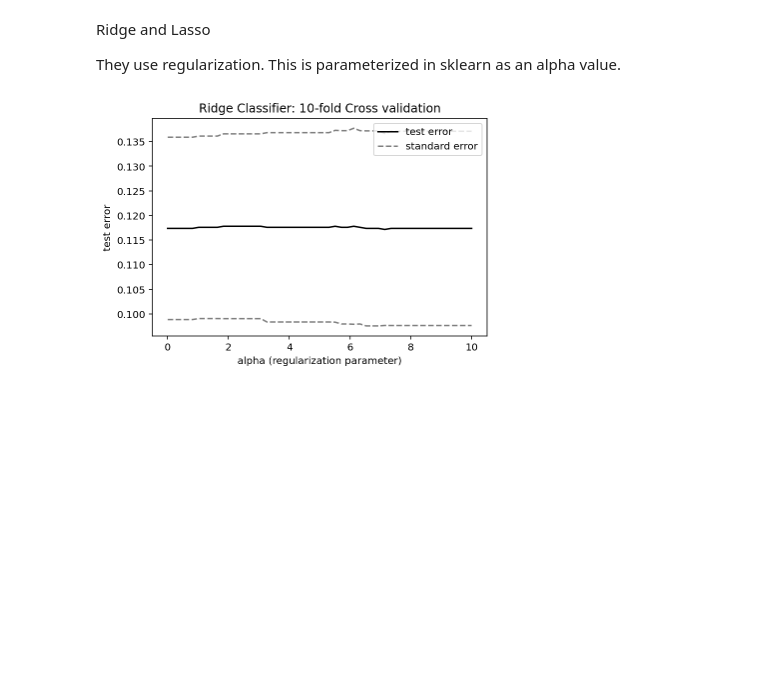
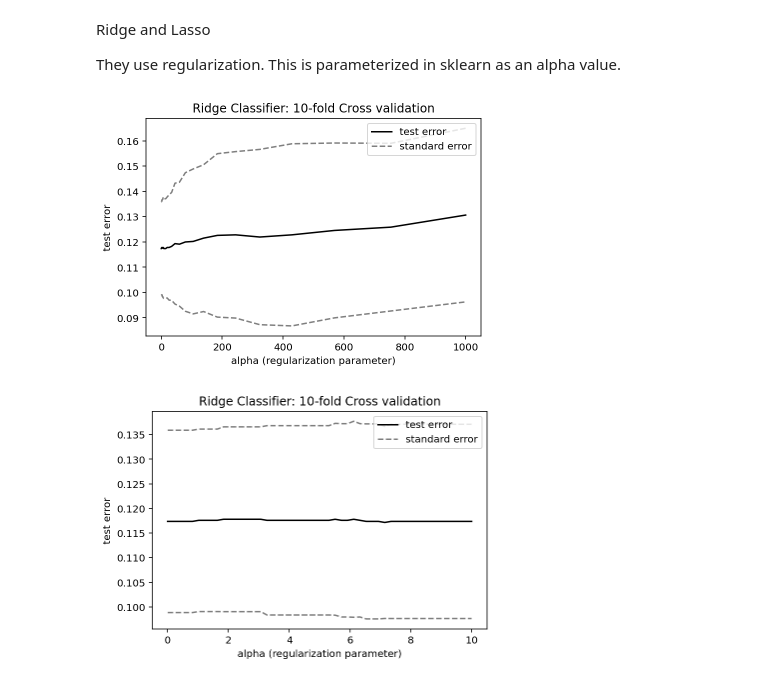
Before and after one commit to aberke/mit-stats-15.077, a Jupyter notebook: pset-5/pset5.ipynb, the cells around one changed output. Saved outputs shown, nothing was run; the diff lists cells and outputs as text; code cells hidden in the pictures; blank space fills up the shorter version.

Commit message:
log spaced regularization parameter in pset5

```diff
--- a/pset-5/pset5.ipynb
+++ b/pset-5/pset5.ipynb
@@ -271,6 +271,34 @@ Ridge and Lasso
 They use regularization. This is parameterized in sklearn as an alpha value.
 # %%
 alphas_lin = np.linspace(0, 10, num=50)
+alphas_log = np.logspace(-3, 3)
+# alphas_log
+# %%
+# Ridge regression with log spaced alphas
+ridge_results = [] # contains tuples: (test error - std, test error, test error + std) corresponding to alphas
+min_err = 1
+min_alpha = 0
+for i, alpha in enumerate(alphas_log):
+    ridge_clf = linear_model.RidgeClassifier(alpha=alpha)
+    results = cross_validate(ridge_clf, X, y, cv=10)
+    ridge_test_error = cv_test_error(1 - results['test_score'])
+    ridge_std = cv_standard_error(1 - results['test_score'])
+    if ridge_test_error + ridge_std < min_err:
+        min_err = ridge_test_error
+        min_alpha = alpha
+    ridge_results += [(ridge_test_error - ridge_std, ridge_test_error, ridge_test_error + ridge_std)]
+# %%
+fig, ax = plt.subplots(1,1)
+ax.plot(alphas_log, [e for (_, e, _) in ridge_results], '-', color='black', label='test error')
+ax.plot(alphas_log, [s for (s, _e, _) in ridge_results], '--', color='black',alpha=0.5, label='standard error')
+ax.plot(alphas_log, [s for (_, _e, s) in ridge_results], '--', color='black',alpha=0.5)
+ax.set_xlabel('alpha (regularization parameter)')
+ax.set_ylabel('test error')
+ax.legend()
+ax.set_title('Ridge Classifier: 10-fold Cross validation')
+plt.show()
+# %% [output]
+[figure, added]
 # %%
 # Ridge regression
 ridge_results = [] # contains tuples: (test error - std, test error, test error + std) corresponding to alphas
```
